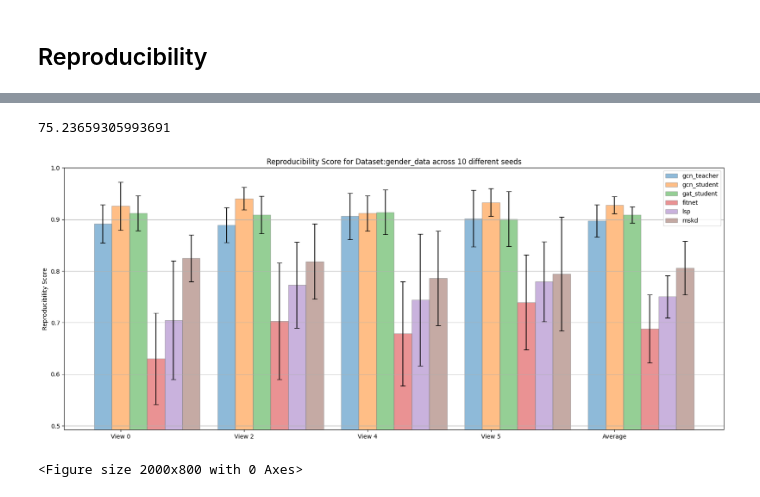
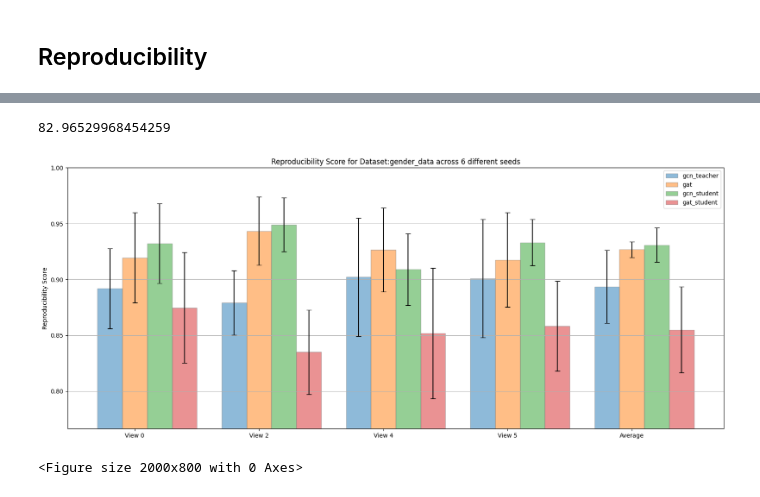
Before and after one commit to LorenzoStigliano/thesis-imperial, a Jupyter notebook: src/notebooks/gat_testing.ipynb, the cells around one changed output, grey strips where cells are left out. Drawn from its saved outputs; the diff is of its cells as text; code cells hidden in the pictures.

Commit message:
3 layer GAT student

```diff
--- a/src/notebooks/gat_testing.ipynb
+++ b/src/notebooks/gat_testing.ipynb
@@ -32,17 +35,17 @@ count_parameters(model_layer_1), count_parameters(model_layer_2)
 # %%
-((2536-628)/2536)*100
+((2536-432)/2536)*100
 # %% [output]
-75.23659305993691
+82.96529968454259
 # %%
 dataset="gender_data"
 views=[0, 2, 4, 5]
-models=["gcn", "gcn_student", "gat_student","fitnet", "lsp", "mskd"]
-model_args = [gcn_args, gcn_student_args, gat_student_args, fitnet_student_args, lsp_student_args, mskd_student_args]
+models=["gcn", "gat", "gcn_student", "gat_student"]
+model_args = [gcn_args, gat_args, gcn_student_args, gat_student_args]
 CV=["3Fold", "5Fold", "10Fold"]
-runs=[i for i in range(10)]
+runs=[i for i in range(6)]
 save_fig=False
 
 plot_bar_chart_reproducibility_mulitple_runs(dataset, views, models, CV, runs, students=[-1,-1,-1,-1,-1,-1], model_args=model_args, save_fig=False)
 # %% [output]
-[figure, old version]
+[figure, new version]
 <Figure size 2000x800 with 0 Axes>
```
Also changed, not shown: parts of 3 cells of this notebook, 5 other files.
